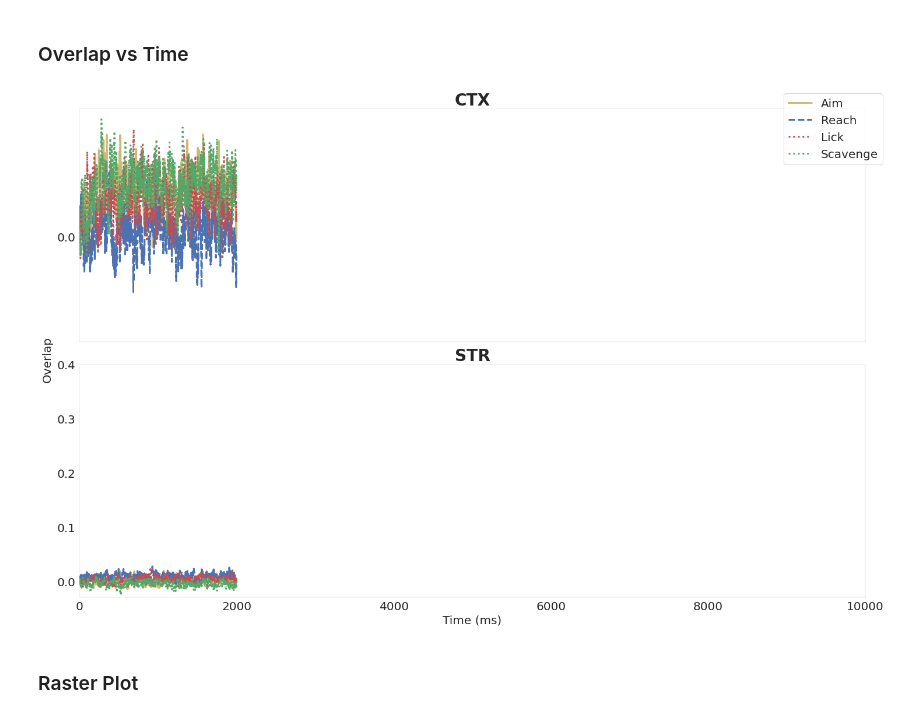
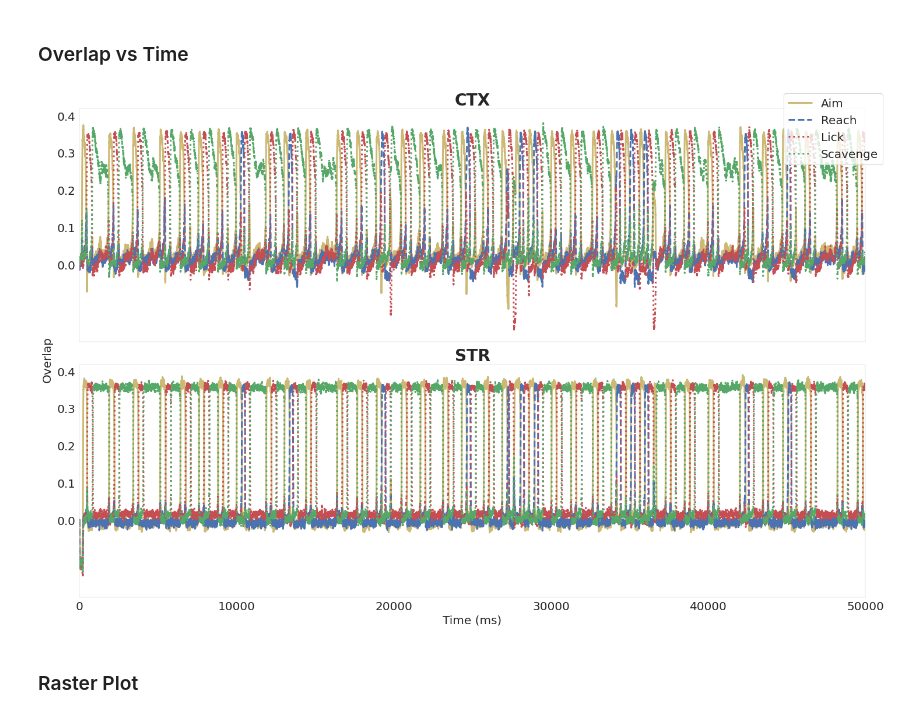
Before and after one commit to jp464/striatal-sequence, a Jupyter notebook: figures/article/1/figure.ipynb, the cells around one changed output. Cells and saved outputs as stored; diff of their text form; code cells hidden in the pictures.

```diff
--- a/figures/article/1/figure.ipynb
+++ b/figures/article/1/figure.ipynb
@@ -19,11 +19,13 @@ plt.rcParams['axes.linewidth'] = 0.1
 # %% [markdown]
 ### Filename and Directory
 # %%
-filename = 'param-exploration-0.0-0.0-0.7-0.0'
-path = '/work/jp464/striatum-sequence/exploration/' + filename + '.npz'
+filename = 'learning-env-0-0-0-0-1'
+path = '/work/jp464/striatum-sequence/' + filename + '.npz'
 data = np.load(path)
 overlaps_ctx = data['overlaps_ctx']
 overlaps_d1 = data['overlaps_d1']
+values = data['values']
+rpes = data['rpes']
 # correlations_ctx = data['correlations_ctx']
 # correlations_bg = data['correlations_bg']
 # state_ctx = data['state_ctx']
@@ -33,25 +35,25 @@ overlaps_d1 = data['overlaps_d1']
 # %%
 ### Overlap
 fig, axes = plt.subplots(2,1, sharex=True, sharey=True, tight_layout=True, figsize=(20,13))
 axes[0].plot(overlaps_ctx[0], linestyle='solid', linewidth=3, color=colors[8])
 axes[0].plot(overlaps_ctx[1], linestyle='dashed', linewidth=3, color=colors[0])
 axes[0].plot(overlaps_ctx[2], linestyle='dotted', linewidth=3, color=colors[3])
 axes[0].plot(overlaps_ctx[3], linestyle='dotted', linewidth=3, color=colors[2])
 axes[0].set_yticks([0.0, 0.1, 0.2, 0.3, 0.4])
 axes[0].set_title("CTX", fontsize=28, weight='bold')
 axes[1].plot(overlaps_d1[0], linestyle='solid', linewidth=3, color=colors[8])
 axes[1].plot(overlaps_d1[1], linestyle='dashed', linewidth=3, color=colors[0])
 axes[1].plot(overlaps_d1[2], linestyle='dotted', linewidth=3, color=colors[3])
 axes[1].plot(overlaps_d1[3], linestyle='dotted', linewidth=3, color=colors[2])
 axes[1].set_yticks([0.0, 0.1, 0.2, 0.3, 0.4])
 axes[1].set_title("STR", fontsize=28, weight='bold')
 axes[1].set_xlabel('Time (ms)', fontsize=20)
 fig.text(-0.01, 0.5, 'Overlap', va='center', rotation='vertical', fontsize=20)
-plt.setp(axes, xlim=(00000, 10000))
+plt.setp(axes, xlim=(0, 50000))
 plt.figlegend(labels=['Aim', 'Reach', 'Lick', 'Scavenge'], fontsize=20)
 # plt.savefig('/work/jp464/striatum-sequence/output/constant-env-pathological.jpg', bbox_inches = "tight", format='jpg')
 plt.show()
 # %% [output]
-[figure, old version]
+[figure, new version]
 # %% [markdown]
 ### Raster Plot
```
Also changed, not shown: parts of 7 cells of this notebook, 18 other files.
